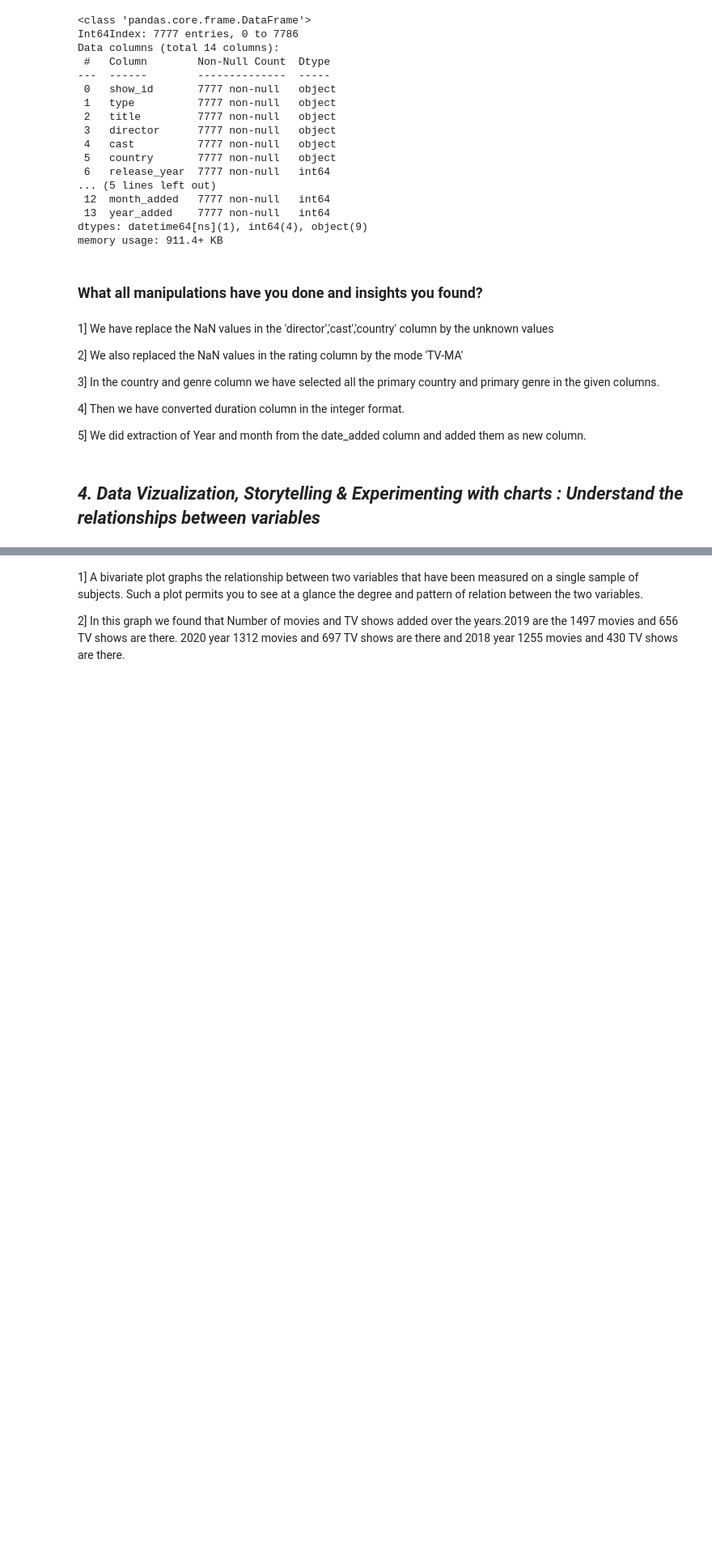
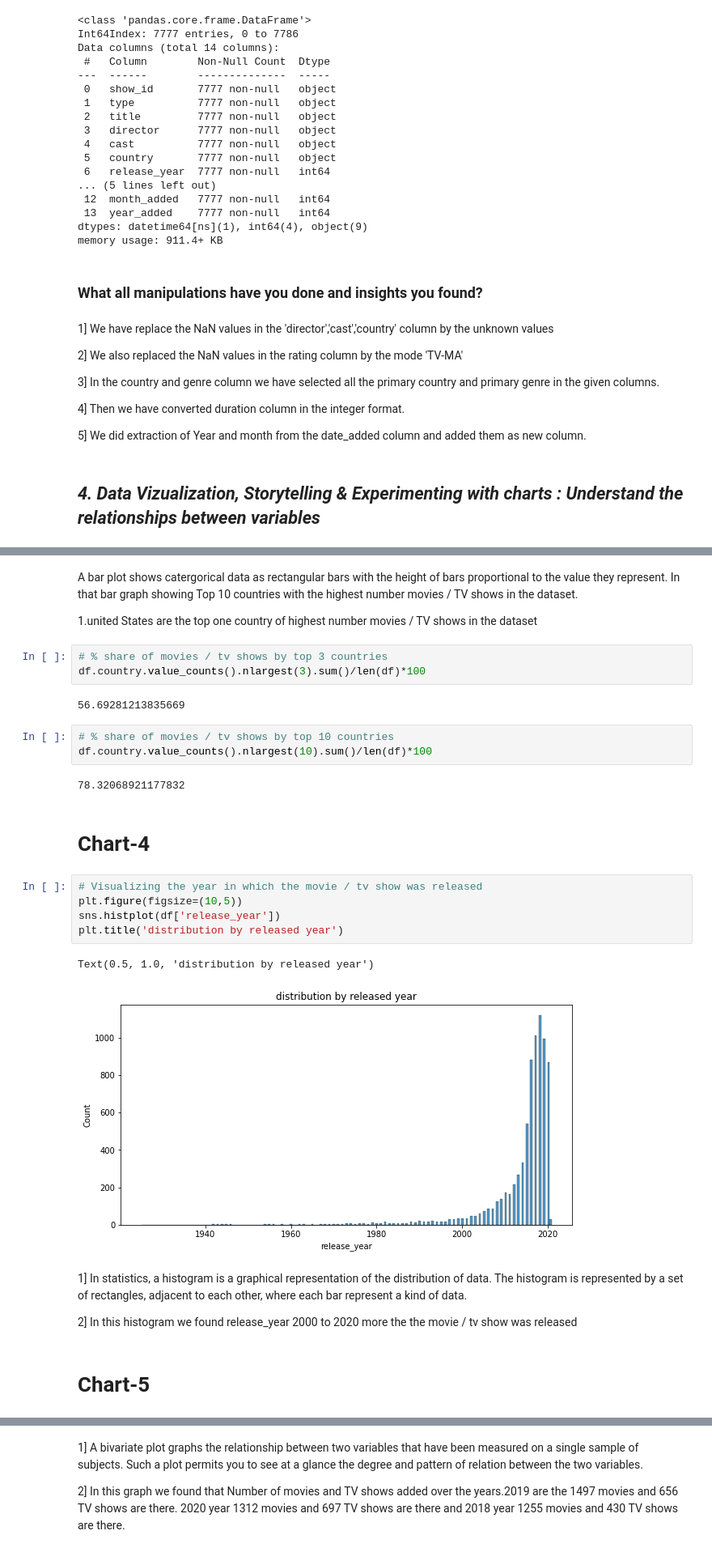
Before and after one commit to avigangarde/Netflix-Movies-and-TV-Shows-Clustering, a Jupyter notebook: Netflix_Movies_and_TV_Shows_Clustering_by_Avinash.ipynb, the cells around one changed output, grey strips where cells are left out. Shown at 81% size. Cells and saved outputs as stored; diff of their text form; blank space fills up the shorter version.

```diff
--- a/Netflix_Movies_and_TV_Shows_Clustering_by_Avinash.ipynb
+++ b/Netflix_Movies_and_TV_Shows_Clustering_by_Avinash.ipynb
@@ -854,0 +540,31 @@ for i in p.patches:
+# %% [markdown]
+ A bar plot shows catergorical data as rectangular bars with the height of bars proportional to the value they represent.
+ In that bar graph showing Top 10 countries with the highest number movies / TV shows in the dataset.
+
+1.united States are the top one country of highest number movies / TV shows in the dataset
+# %%
+# % share of movies / tv shows by top 3 countries
+df.country.value_counts().nlargest(3).sum()/len(df)*100
+# %% [output]
+56.69281213835669
+# %%
+# % share of movies / tv shows by top 10 countries
+df.country.value_counts().nlargest(10).sum()/len(df)*100
+# %% [output]
+78.32068921177832
+# %% [markdown]
+# **Chart-4**
+# %%
+# Visualizing the year in which the movie / tv show was released
+plt.figure(figsize=(10,5))
+sns.histplot(df['release_year'])
+plt.title('distribution by released year')
+# %% [output]
+Text(0.5, 1.0, 'distribution by released year')
+[figure, added]
+# %% [markdown]
+1] In statistics, a histogram is a graphical representation of the distribution of data. The histogram is represented by a set of rectangles, adjacent to each other, where each bar represent a kind of data.
+
+2] In this histogram we found release_year 2000 to 2020 more the the movie / tv show was released
+# %% [markdown]
+# **Chart-5**
```
Also changed, not shown: parts of 182 cells of this notebook.
